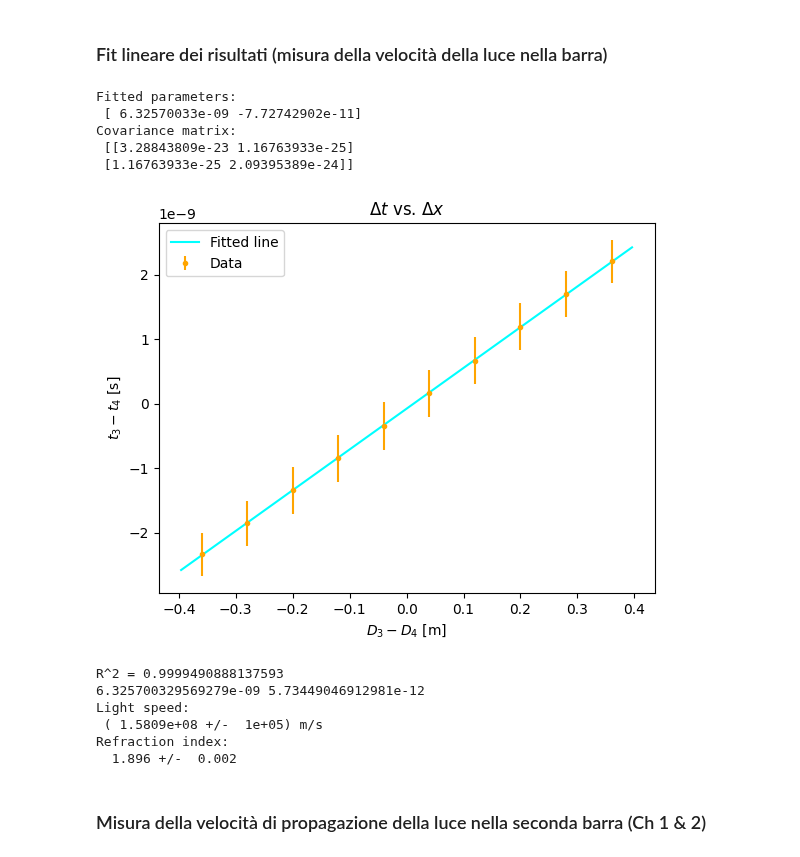
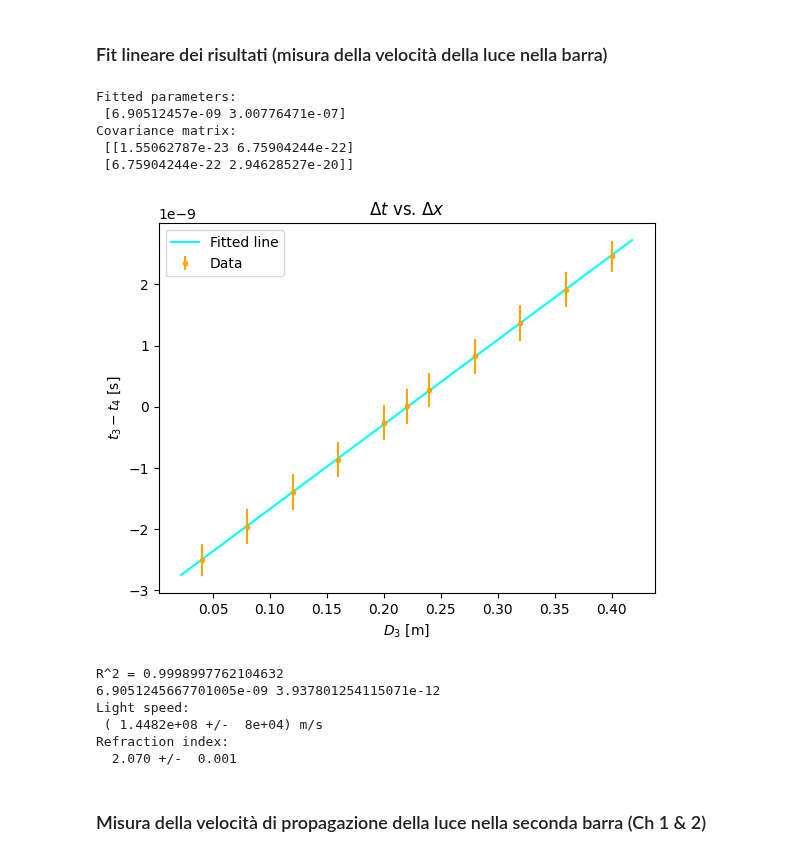
Before and after one commit to francescouni0/FisMedLab, a Jupyter notebook: Plastici/Scintillatori.ipynb, the cells around one changed output. Cells and saved outputs as stored; diff of their text form; code cells hidden in the pictures.

```diff
--- a/Plastici/Scintillatori.ipynb
+++ b/Plastici/Scintillatori.ipynb
@@ -1004,11 +1004,11 @@ Chi Square Reduced:
 ### Fit lineare dei risultati (misura della velocità della luce nella barra)
 # %%
 def linear(x, a, b):
-    return a * 2*x + b
+    return a * (2*x-44) + b
 
 # Read data from a file
 x1=np.array(D,dtype=float)
-x=(x1-44)/100
+x=x1/100
 y=np.array(T,dtype=float)
 
 # Fit linear model with curve_fit
@@ -1020,7 +1020,7 @@ print("Covariance matrix:\n", pcov)
 
 # Plot scatter plot and fitted line
 plt.errorbar(x, T,yerr=np.absolute(s), fmt='.',color='orange', label="Data")
-plt.xlabel("$D_3 - D_4$ [m]")
+plt.xlabel("$D_3$ [m]")
 plt.ylabel("$t_3 - t_4$ [s]")
 plt.title("$\Delta t$ vs. $\Delta x$")
 
@@ -1036,43 +1036,43 @@ ss_tot = np.sum((T-np.mean(T))**2)
 r_squared = 1 - (ss_res / ss_tot)
 print('R^2 =',r_squared)
 
 '''
 speed=[]
 for i in range(10):
     if i!=5:
         speed=np.append(speed,np.absolute((D[10-i]/(T[i]-T[10-i]))*1e-2))
     else:
         i=1+i
 
 speed_mean=np.mean(speed)
 
 n=(2.99792458e+08)/speed_mean
 print(speed_mean,'[m/s]')
 print(n)
 '''
 
 speed = (1/popt[0])
 err_speed = np.abs(np.sqrt(pcov[0,0])/(popt[0])**2)
 n = (2.99792458e+08)/speed
 err_n = np.abs(err_speed/(speed)**2)*(2.99792458e+08)
 
 print(popt[0], np.sqrt(pcov[0,0]))
 
 print(f'Light speed:\n ({speed: .4e} +/- {err_speed: .0e}) m/s')
 print(f'Refraction index:\n {n: .3f} +/- {err_n: .3f}')
 # %% [output]
 Fitted parameters:
- [ 6.32570033e-09 -7.72742902e-11]
+ [6.90512457e-09 3.00776471e-07]
 Covariance matrix:
- [[3.28843809e-23 1.16763933e-25]
- [1.16763933e-25 2.09395389e-24]]
+ [[1.55062787e-23 6.75904244e-22]
+ [6.75904244e-22 2.94628527e-20]]
-[figure, old version]
+[figure, new version]
-R^2 = 0.9999490888137593
-6.325700329569279e-09 5.73449046912981e-12
+R^2 = 0.9998997762104632
+6.9051245667701005e-09 3.937801254115071e-12
 Light speed:
- ( 1.5809e+08 +/-  1e+05) m/s
+ ( 1.4482e+08 +/-  8e+04) m/s
 Refraction index:
-  1.896 +/-  0.002
+  2.070 +/-  0.001
 # %% [markdown]
 ### Misura della velocità di propagazione della luce nella seconda barra (Ch 1 & 2)
 # %%
```
Also changed, not shown: parts of 1 cell of this notebook.
